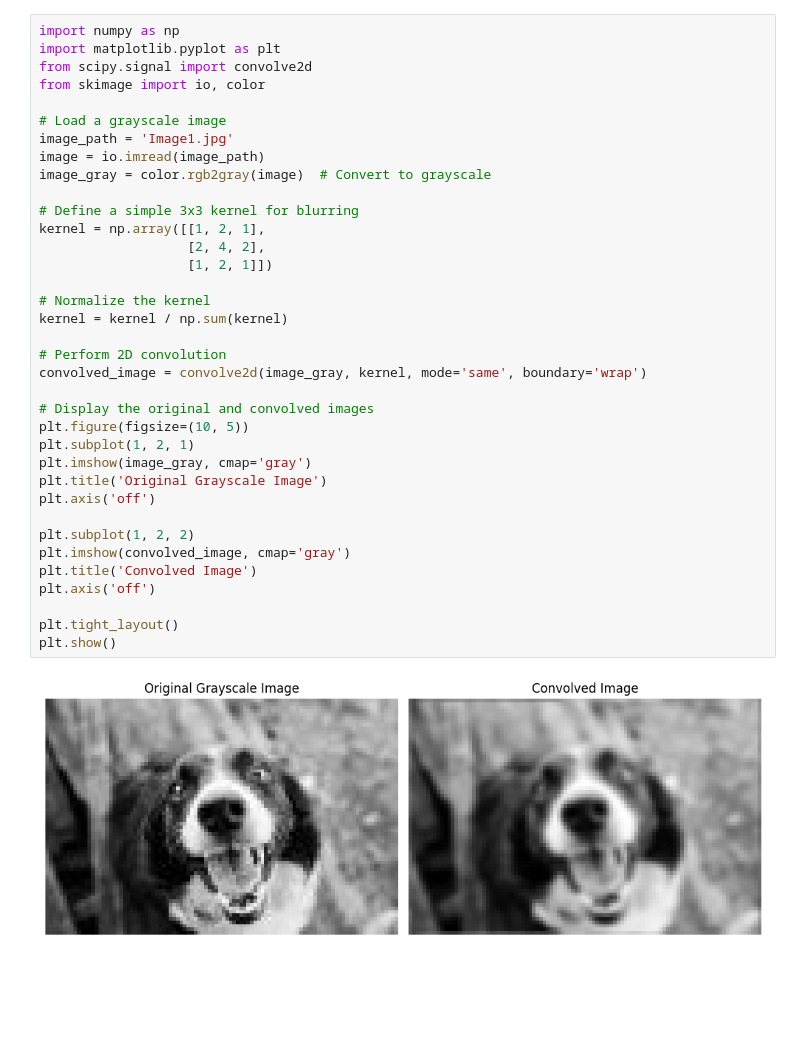
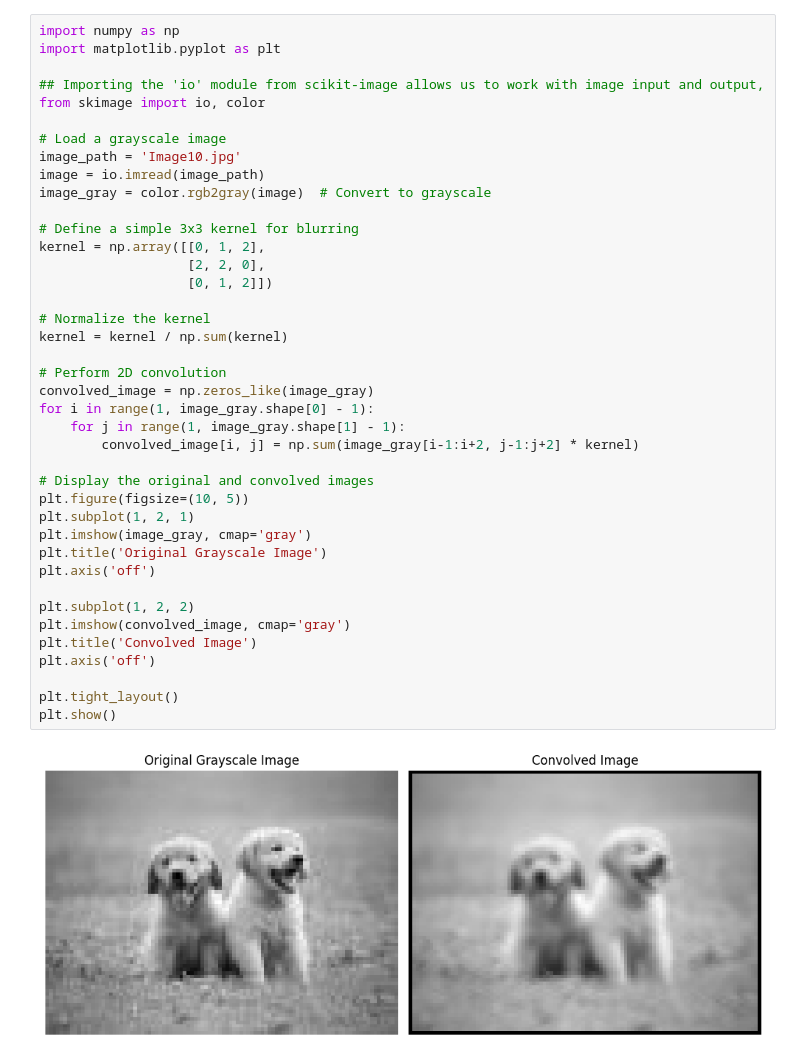
Before and after one commit to asciicorp/ai-club-notebook, a Jupyter notebook: content/week-3/feature-extraction-with-numpy.ipynb, the cells around one changed output. Drawn from its saved outputs; the diff is of its cells as text; blank space fills up the shorter version.

```diff
--- a/content/week-3/feature-extraction-with-numpy.ipynb
+++ b/content/week-3/feature-extraction-with-numpy.ipynb
@@ -1,38 +1,42 @@
 # %%
 import numpy as np
 import matplotlib.pyplot as plt
-from scipy.signal import convolve2d
+
+## Importing the 'io' module from scikit-image allows us to work with image input and output,
 from skimage import io, color
 
 # Load a grayscale image
-image_path = 'Image1.jpg'
+image_path = 'Image10.jpg'
 image = io.imread(image_path)
 image_gray = color.rgb2gray(image)  # Convert to grayscale
 
 # Define a simple 3x3 kernel for blurring
-kernel = np.array([[1, 2, 1],
-                   [2, 4, 2],
-                   [1, 2, 1]])
+kernel = np.array([[0, 1, 2],
+                   [2, 2, 0],
+                   [0, 1, 2]])
 
 # Normalize the kernel
 kernel = kernel / np.sum(kernel)
 
 # Perform 2D convolution
-convolved_image = convolve2d(image_gray, kernel, mode='same', boundary='wrap')
+convolved_image = np.zeros_like(image_gray)
+for i in range(1, image_gray.shape[0] - 1):
+    for j in range(1, image_gray.shape[1] - 1):
+        convolved_image[i, j] = np.sum(image_gray[i-1:i+2, j-1:j+2] * kernel)
 
 # Display the original and convolved images
 plt.figure(figsize=(10, 5))
 plt.subplot(1, 2, 1)
 plt.imshow(image_gray, cmap='gray')
 plt.title('Original Grayscale Image')
 plt.axis('off')
 
 plt.subplot(1, 2, 2)
 plt.imshow(convolved_image, cmap='gray')
 plt.title('Convolved Image')
 plt.axis('off')
 
 plt.tight_layout()
 plt.show()
 # %% [output]
-[figure, old version]
+[figure, new version]
```
Also changed, not shown: parts of 3 cells of this notebook, 1 other file.
